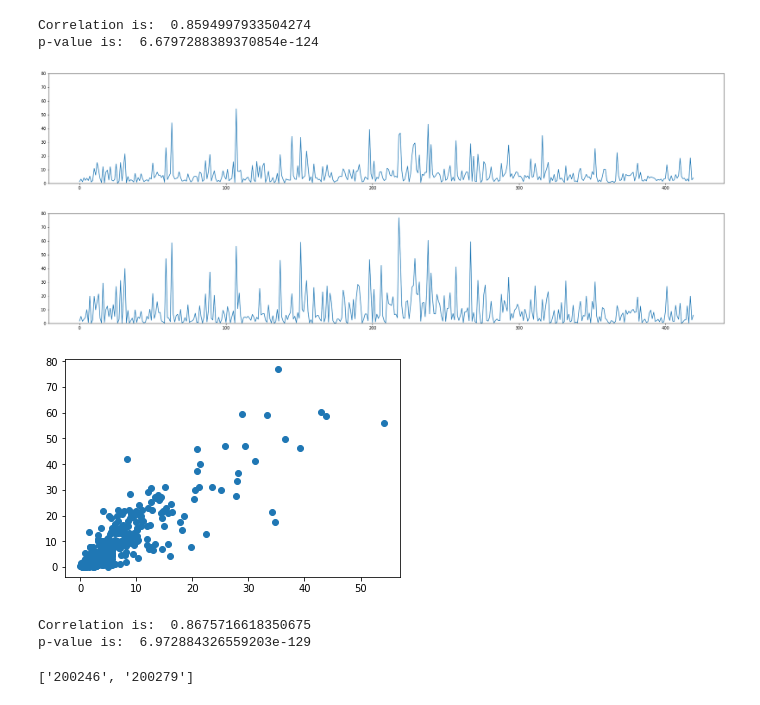
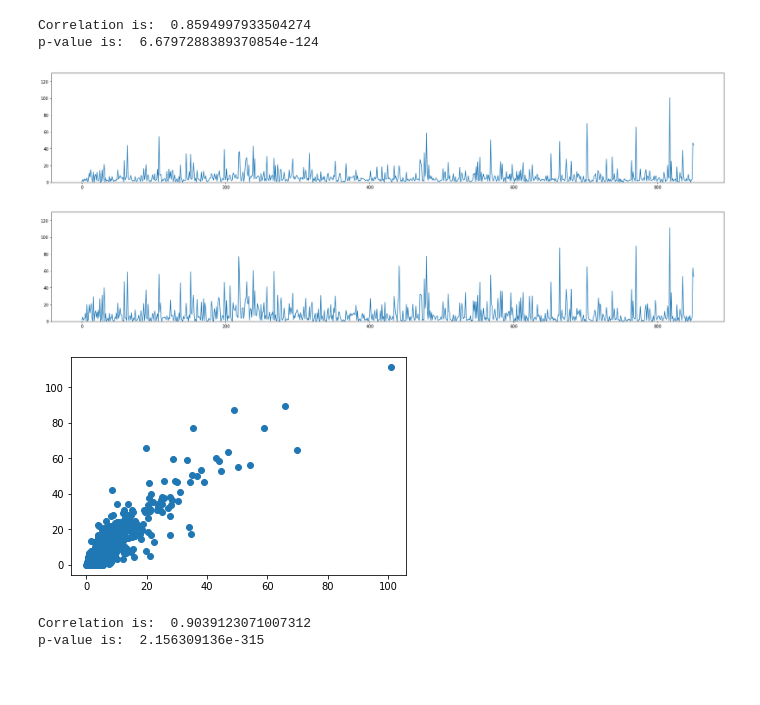
Before and after one commit to tangym/SleepQualityMonitor, a Jupyter notebook: SaO2.ipynb, the cells around one changed output. Drawn from its saved outputs; the diff is of its cells as text; code cells hidden in the pictures; blank space fills up the shorter version.

```diff
--- a/SaO2.ipynb
+++ b/SaO2.ipynb
@@ -30,6 +69,7 @@ def insort(a, b, kind='mergesort'):
 # %%
-pwd = os.getcwd()+'/test_edf'
-files = sorted(os.listdir(pwd))
+pwd = os.getcwd()
+edf_pwd = pwd + '/test_edf/'
+files = sorted(os.listdir(edf_pwd))
 # %%
 final_result = {}
 counter = 0
@@ -204,43 +264,27 @@ print('p-value is: ',p)
 Correlation is:  0.8594997933504274
 p-value is:  6.6797288389370854e-124
 # %%
-# result for ~500 files, with improved algorithm
+# result for ~1000 files, with improved algorithm
 plt.figure(figsize=(30,5))
 plt.plot(final_result.values())
-plt.ylim(0, 80)
+plt.ylim(0, 130)
 plt.show()
 
 plt.figure(figsize=(30,5))
 plt.plot(truth)
-plt.ylim(0, 80)
+plt.ylim(0, 130)
 plt.show()
 
 plt.scatter(final_result.values(), truth)
 plt.show()
 
 # calculate correlation, use Pearson’s Correlation
 corr, p = scipy.stats.pearsonr(list(final_result.values()), truth)
 print('Correlation is: ',corr)
 print('p-value is: ',p)
 # %% [output]
-[figure, old version]
+[figure, new version]
-[figure, old version]
+[figure, new version]
-[figure, old version]
+[figure, new version]
-Correlation is:  0.8675716618350675
-p-value is:  6.972884326559203e-129
+Correlation is:  0.9039123071007312
+p-value is:  2.156309136e-315
-# %%
-# helper function to check file difference
-pwd = os.getcwd()+'/test_edf'
-files = sorted(os.listdir(pwd))
-
-name_check = [s.replace('shhs1-', '') for s in files]
-name_check = [s.replace('.edf', '') for s in name_check]
-
-
-h = open('correct_files', 'r')
-file_names = h.read()
-h.close()
-file_names = file_names.splitlines()
-print(list(set(file_names) - set(name_check)))
-# %% [output]
-['200246', '200279']
```
Also changed, not shown: parts of 13 cells of this notebook.
